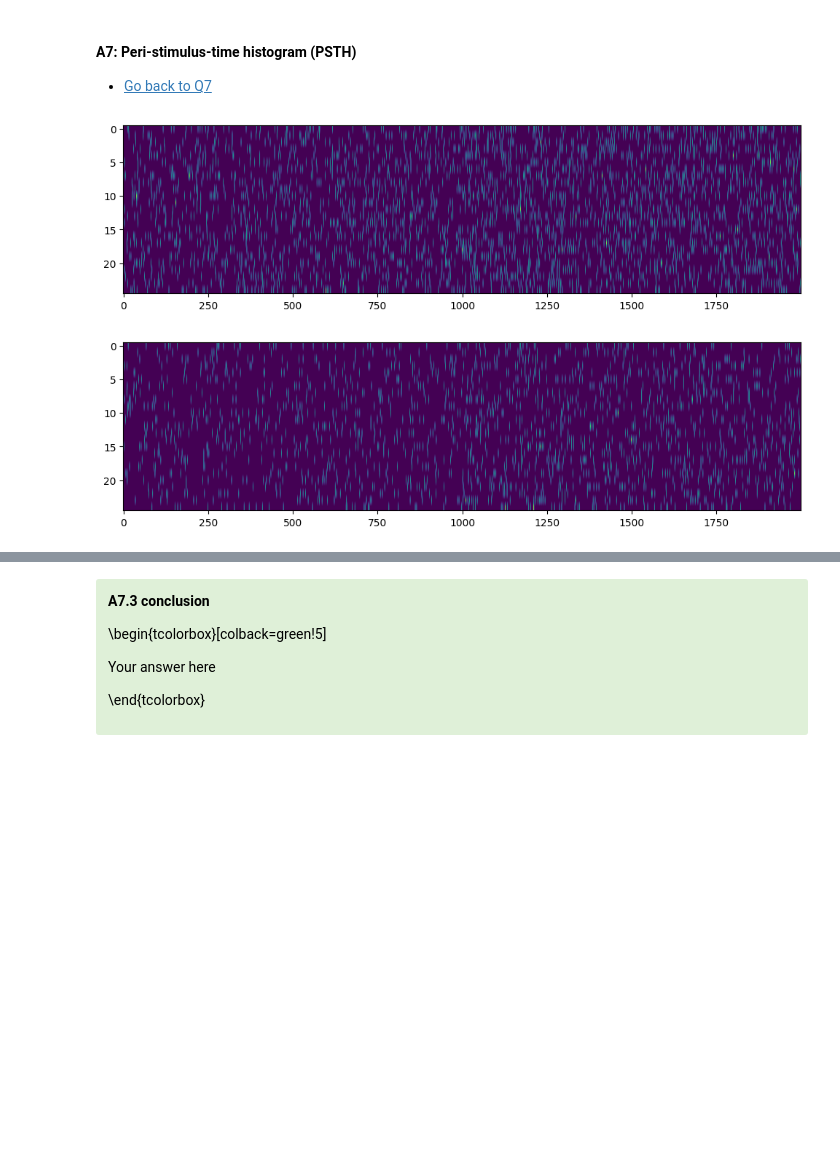
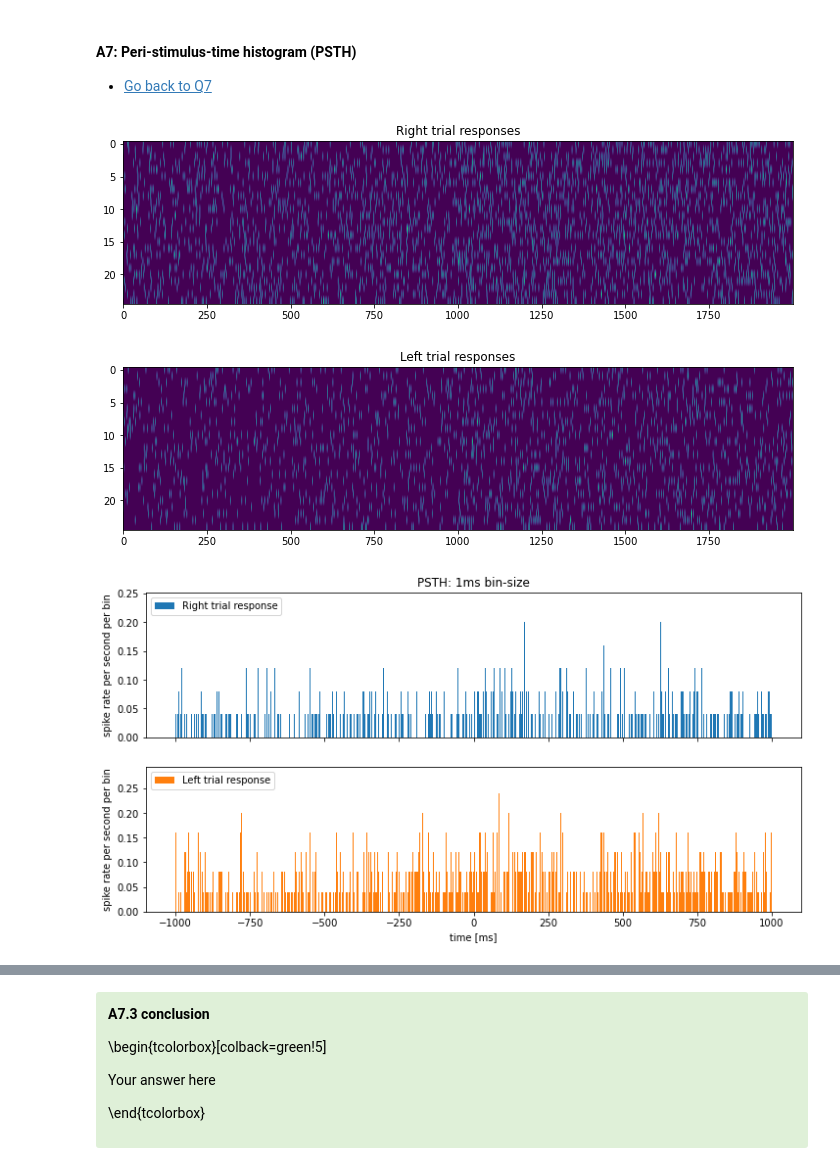
Before and after one commit to RobbeDeMuynck/CN_practicals, a Jupyter notebook: Module 2/Module2_Ex1_XX.ipynb, the cells around one changed output, grey strips where cells are left out. Saved outputs shown, nothing was run; the diff lists cells and outputs as text; code cells hidden in the pictures; blank space fills up the shorter version.

```diff
--- a/Module 2/Module2_Ex1_XX.ipynb
+++ b/Module 2/Module2_Ex1_XX.ipynb
@@ -780,36 +816,81 @@ Your answer here
 # %%
 #######################
 ##   Q7.1 solution   ##
 #######################
 
 # The direction vector should contain 0 for a left trial and 1 for a right trial.
 # The sum function provides an efficient method to do so: sum(direction) which returns a value of 25.
 # We conclude that half of the 50 trials involve right movement, and half involve left movement.
 
-idx_right = np.where(direction)[0]
-idx_left = np.where(direction==0)[0]
-train_right = train[idx_right,:]
-train_left = train[idx_left,:]
+idx_R = np.where(direction)[0]
+idx_L = np.where(direction==0)[0]
+train_R = train[idx_R,:]
+train_L = train[idx_L,:]
 
-plt.imshow(train_left, aspect='auto')
+plt.imshow(train_L, aspect='auto')
+plt.title('Right trial responses')
 plt.show()
-plt.imshow(train_right, aspect='auto')
+plt.imshow(train_R, aspect='auto')
+plt.title('Left trial responses')
 plt.show()
 
 #######################
 ##   Q7.2 solution   ##
 #######################
 
+PSTH_R_1 = np.mean(train_R, axis=0)
+PSTH_L_1 = np.mean(train_L, axis=0)
 
+time_end, binsize, N = 1000, 10, len(t) # [ms], [ms], [-]
+time_bins_10 = np.arange(-time_end, time_end, binsize)
+# train_right_10, _ = np.histogram(train_right, bins=time_bins_10)
+# train_left_10, _ = np.histogram(train_left, bins=time_bins_10)
+PSTH_R_10 = np.mean(train_R, axis=0).reshape((N//binsize, binsize)).mean(axis=1).flatten()
+PSTH_L_10 = np.mean(train_L, axis=0).reshape((N//binsize, binsize)).mean(axis=1).flatten()
 
-#######################
-##   Q7.3 solution   ##
-#######################
+fig, (ax1, ax2) = plt.subplots(2, 1, figsize=(12, 6), sharex=True)
+ax1.bar(t, PSTH_R_1, label='Right trial response')
+ax2.bar(t, PSTH_L_1, color='C1', label='Left trial response')
+ax1.set_title('PSTH: 1ms bin-size')
+ax1.set_ylabel('spike rate per second per bin')
+ax2.set_ylabel('spike rate per second per bin')
+ax2.set_xlabel('time [ms]')
+ax1.legend(loc=2)
+ax2.legend(loc=2)
+plt.show()
 
+fig, (ax1, ax2) = plt.subplots(2, 1, figsize=(12, 6), sharex=True)
+ax1.bar(time_bins_10, PSTH_R_10, label='Right trial response')
+ax2.bar(time_bins_10, PSTH_L_10, color='C1', label='Left trial response')
+ax1.set_title('PSTH: 10ms bin-size')
+ax1.set_ylabel('spike rate per second per bin')
+ax2.set_ylabel('spike rate per second per bin')
+ax2.set_xlabel('time [ms]')
+ax1.legend(loc=2)
+ax2.legend(loc=2)
+plt.show()
 
-#######################
-##   Q7.4 solution   ##
-#######################
+# fig, ax = plt.subplots(1, 1, figsize=(12, 6), sharex=True)
+# ax.bar(t, PSTH_right_1, label='Right trial response')
+# ax.bar(t, PSTH_left_1, color='C1', label='Left trial response')
+# ax.set_title('PSTH: 1ms bin-size')
+# ax.set_ylabel('spike rate per second per bin')
+# ax.set_xlabel('time [ms]')
+# ax.legend(loc=2)
+# plt.show()
+
+# fig, ax = plt.subplots(1, 1, figsize=(12, 6), sharex=True)
+# ax.bar(time_bins_10, PSTH_right_10, label='Right trial response')
+# ax.bar(time_bins_10, PSTH_left_10, color='C1', label='Left trial response')
+# ax.set_title('PSTH: 10ms bin-size')
+# ax.set_ylabel('spike rate per second per bin')
+# ax.set_xlabel('time [ms]')
+# ax.legend(loc=2)
+# plt.show()
+
+# print(train_right.reshape((N//binsize, binsize)).mean(axis=1).flatten())
+# print(PSTH_right_10)
 # %% [output]
-[figure, old version]
+[figure, new version]
-[figure, old version]
+[figure, new version]
+[figure, added]
```
Also changed, not shown: parts of 13 cells of this notebook.
